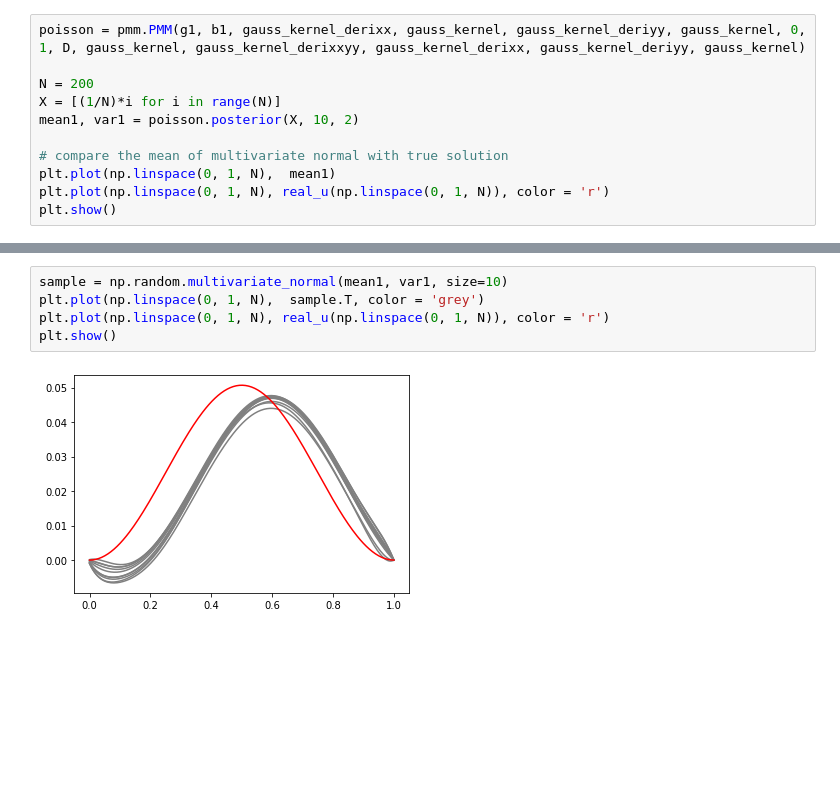
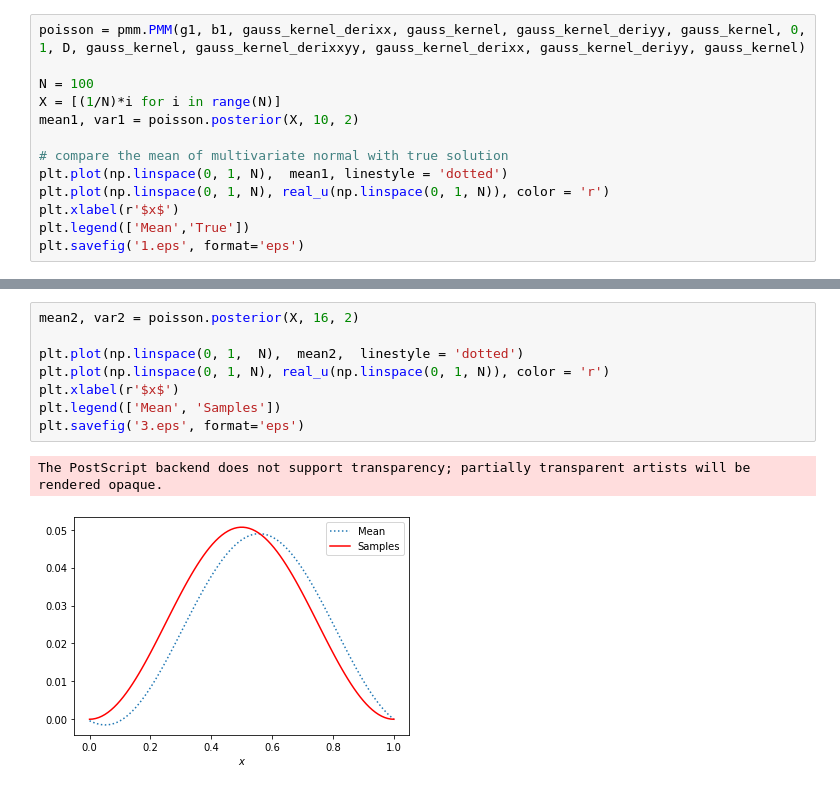
Before and after one commit to MrzLen/MSc_Thesis, a Jupyter notebook: poisson.ipynb, the cells around one changed output, grey strips where cells are left out. Cells and saved outputs as stored; diff of their text form; blank space fills up the shorter version.

```diff
--- a/poisson.ipynb
+++ b/poisson.ipynb
@@ -42,12 +70,14 @@ D = [0, 1]
 # %%
 poisson = pmm.PMM(g1, b1, gauss_kernel_derixx, gauss_kernel, gauss_kernel_deriyy, gauss_kernel, 0, 1, D, gauss_kernel, gauss_kernel_derixxyy, gauss_kernel_derixx, gauss_kernel_deriyy, gauss_kernel)
 
-N = 200
+N = 100
 X = [(1/N)*i for i in range(N)]
 mean1, var1 = poisson.posterior(X, 10, 2)
 
 # compare the mean of multivariate normal with true solution
-plt.plot(np.linspace(0, 1, N),  mean1)
+plt.plot(np.linspace(0, 1, N),  mean1, linestyle = 'dotted')
 plt.plot(np.linspace(0, 1, N), real_u(np.linspace(0, 1, N)), color = 'r')
-plt.show()
+plt.xlabel(r'$x$')
+plt.legend(['Mean','True'])
+plt.savefig('1.eps', format='eps')
 # %% [output]
@@ -55,7 +97,11 @@ plt.show()
 # %%
-sample = np.random.multivariate_normal(mean1, var1, size=10)
-plt.plot(np.linspace(0, 1, N),  sample.T, color = 'grey')
+mean2, var2 = poisson.posterior(X, 16, 2)
+
+plt.plot(np.linspace(0, 1,  N),  mean2,  linestyle = 'dotted')
 plt.plot(np.linspace(0, 1, N), real_u(np.linspace(0, 1, N)), color = 'r')
-plt.show()
+plt.xlabel(r'$x$')
+plt.legend(['Mean', 'Samples'])
+plt.savefig('3.eps', format='eps')
 # %% [output]
+The PostScript backend does not support transparency; partially transparent artists will be rendered opaque.
-[figure, old version]
+[figure, new version]
```
Also changed, not shown: parts of 23 cells of this notebook, 10 other files.
